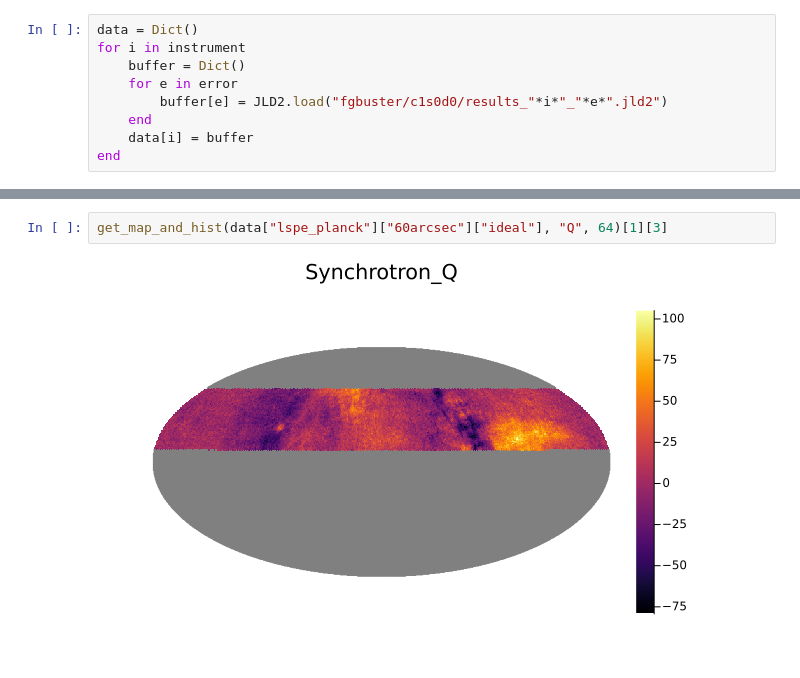
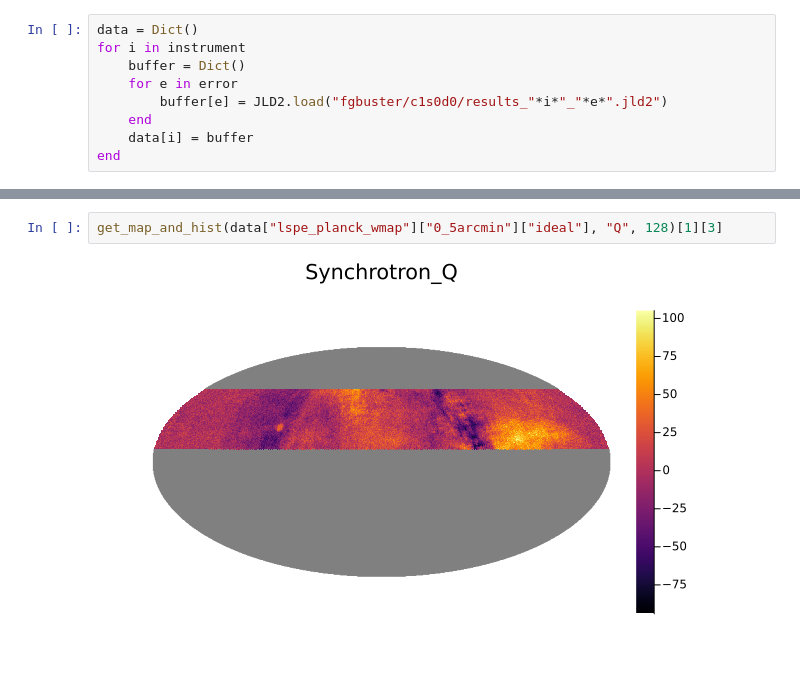
Before and after one commit to teob97/Master-Thesis-Pipeline, a Jupyter notebook: notebooks/fgbuster_plot.ipynb, the cells around one changed output, grey strips where cells are left out. Saved outputs shown, nothing was run; the diff lists cells and outputs as text.

```diff
--- a/notebooks/fgbuster_plot.ipynb
+++ b/notebooks/fgbuster_plot.ipynb
@@ -75,4 +108,4 @@ title!(l)
 # %%
-get_map_and_hist(data["lspe_planck"]["60arcsec"]["ideal"], "Q", 64)[1][3]
+get_map_and_hist(data["lspe_planck_wmap"]["0_5arcmin"]["ideal"], "Q", 128)[1][3]
 # %% [output]
-[figure, old version]
+[figure, new version]
```
Also changed, not shown: parts of 6 cells of this notebook, 8 other files.
